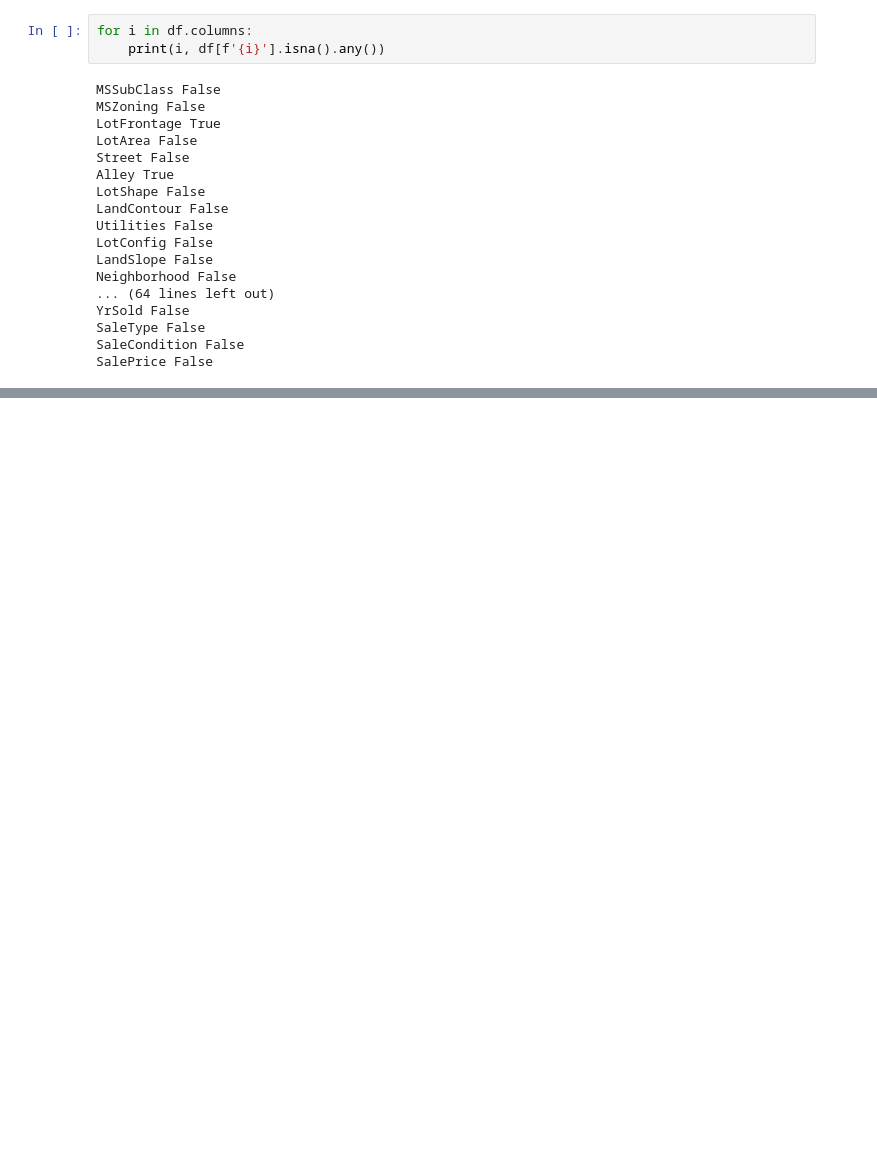
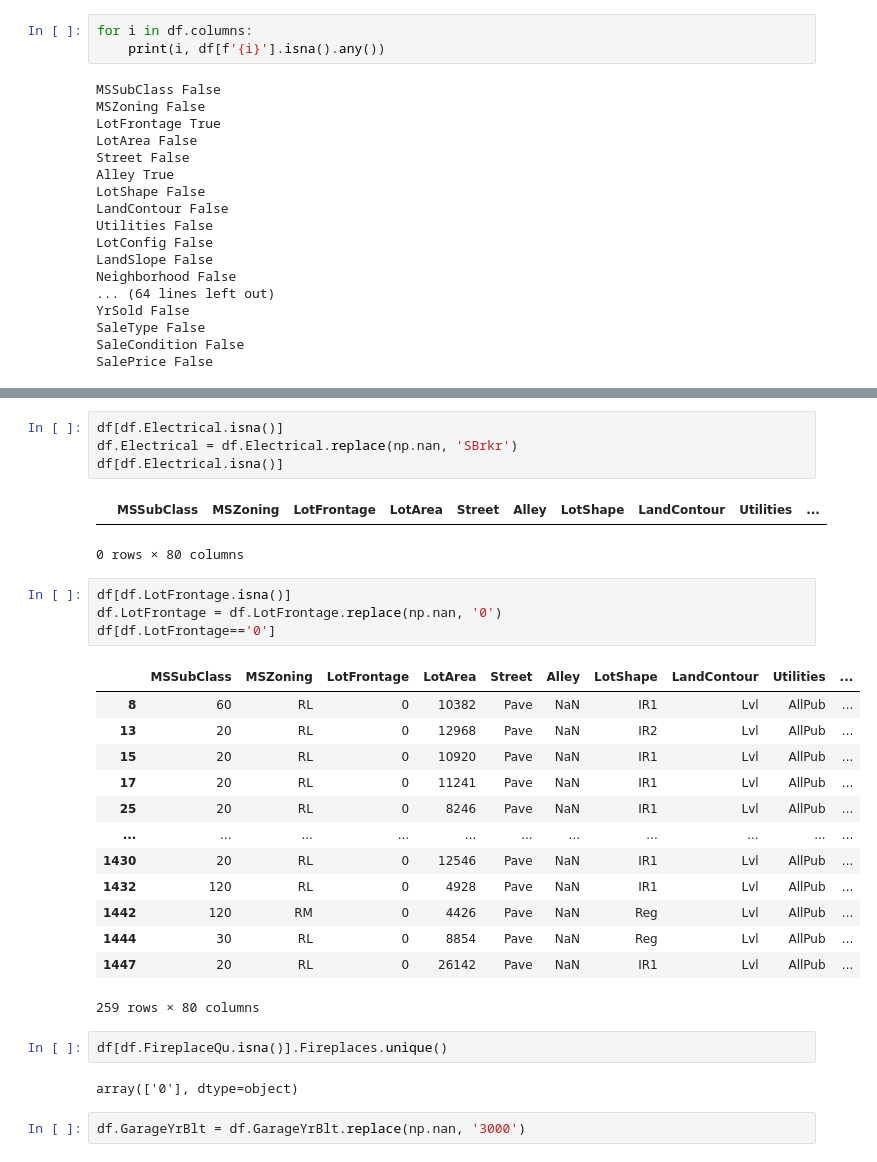
Before and after one commit to Matthieu-Ecc/prj_cloud, a Jupyter notebook: Untitled.ipynb, the cells around one changed output, grey strips where cells are left out. Drawn from its saved outputs; the diff is of its cells as text; blank space fills up the shorter version.

```diff
--- a/Untitled.ipynb
+++ b/Untitled.ipynb
@@ -84,0 +76,31 @@ df
+# %%
+df[df.Electrical.isna()]
+df.Electrical = df.Electrical.replace(np.nan, 'SBrkr')
+df[df.Electrical.isna()]
+# %% [output]
+|  | MSSubClass | MSZoning | LotFrontage | LotArea | Street | Alley | LotShape | LandContour | Utilities | ... |
+0 rows × 80 columns
+# %%
+df[df.LotFrontage.isna()]
+df.LotFrontage = df.LotFrontage.replace(np.nan, '0')
+df[df.LotFrontage=='0']
+# %% [output]
+|  | MSSubClass | MSZoning | LotFrontage | LotArea | Street | Alley | LotShape | LandContour | Utilities | ... |
+| 8 | 60 | RL | 0 | 10382 | Pave | NaN | IR1 | Lvl | AllPub | ... |
+| 13 | 20 | RL | 0 | 12968 | Pave | NaN | IR2 | Lvl | AllPub | ... |
+| 15 | 20 | RL | 0 | 10920 | Pave | NaN | IR1 | Lvl | AllPub | ... |
+| 17 | 20 | RL | 0 | 11241 | Pave | NaN | IR1 | Lvl | AllPub | ... |
+| 25 | 20 | RL | 0 | 8246 | Pave | NaN | IR1 | Lvl | AllPub | ... |
+| ... | ... | ... | ... | ... | ... | ... | ... | ... | ... | ... |
+| 1430 | 20 | RL | 0 | 12546 | Pave | NaN | IR1 | Lvl | AllPub | ... |
+| 1432 | 120 | RL | 0 | 4928 | Pave | NaN | IR1 | Lvl | AllPub | ... |
+| 1442 | 120 | RM | 0 | 4426 | Pave | NaN | Reg | Lvl | AllPub | ... |
+| 1444 | 30 | RL | 0 | 8854 | Pave | NaN | Reg | Lvl | AllPub | ... |
+| 1447 | 20 | RL | 0 | 26142 | Pave | NaN | IR1 | Lvl | AllPub | ... |
+259 rows × 80 columns
+# %%
+df[df.FireplaceQu.isna()].Fireplaces.unique()
+# %% [output]
+array(['0'], dtype=object)
+# %%
+df.GarageYrBlt = df.GarageYrBlt.replace(np.nan, '3000')
```
Also changed, not shown: parts of 9 cells of this notebook.
